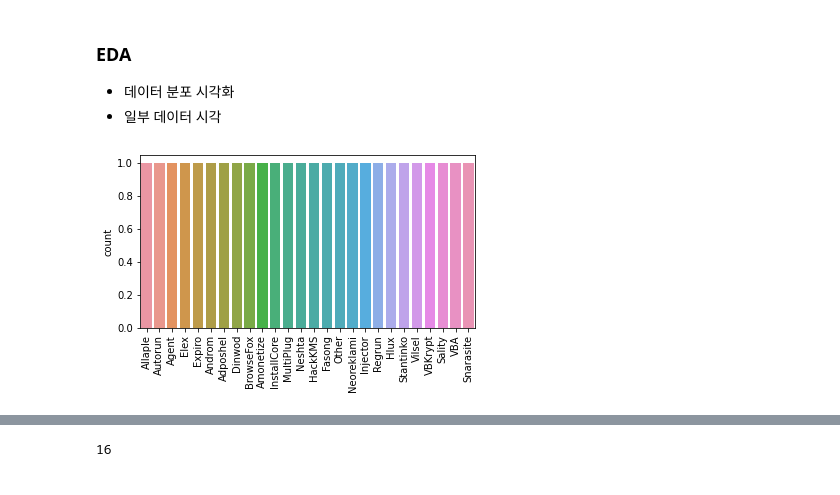
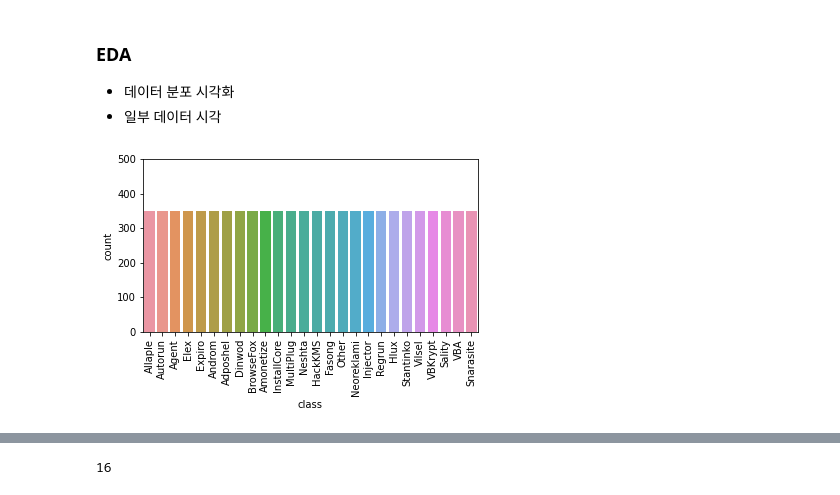
Before and after one commit to Steve-YJ/Colab_Exercise, a Jupyter notebook: [for_Paper]_post_graduate_ReNet_152_MaleVis.ipynb, the cells around one changed output, grey strips where cells are left out. Drawn from its saved outputs; the diff is of its cells as text; code cells hidden in the pictures.

```diff
--- a/[for_Paper]_post_graduate_ReNet_152_MaleVis.ipynb
+++ b/[for_Paper]_post_graduate_ReNet_152_MaleVis.ipynb
@@ -291,11 +323,8 @@ Snarasite
 import os
 
 root_dir = './malevis_train_val_224x224/train'
-malevis_dict = {}
+malevis_dict = {"class" : []}
 
 for file in os.listdir(root_dir):
-    num_file = len(os.listdir(os.path.join(root_dir, file)))
-    malevis_dict[file] = num_file
-
-
-print(malevis_dict)
+    for num in os.listdir(os.path.join(root_dir, file)):
+        malevis_dict['class'].append(file)
@@ -304,5 +331,4 @@ print(malevis_dict)
 # %%
-df = pd.DataFrame.from_dict(malevis_dict, orient='index', columns=['count'])
-df = df.T
+df = pd.DataFrame.from_dict(malevis_dict)
 df.head()
 # %% [output]
@@ -315,11 +387,12 @@ df.head()
 # %%
 import seaborn as sns
 
 plt.figure()
-g = sns.countplot(data = df)
+g = sns.countplot(x="class", data = df)
 g.set_xticklabels(g.get_xticklabels(), rotation=90)
 plt.subplots_adjust(bottom=0.28)
+plt.ylim(0, 500)
 plt.savefig('./num_of_samples_r90')
 plt.show()
 # %% [output]
-[figure, old version]
+[figure, new version]
```
Also changed, not shown: parts of 17 cells of this notebook.
